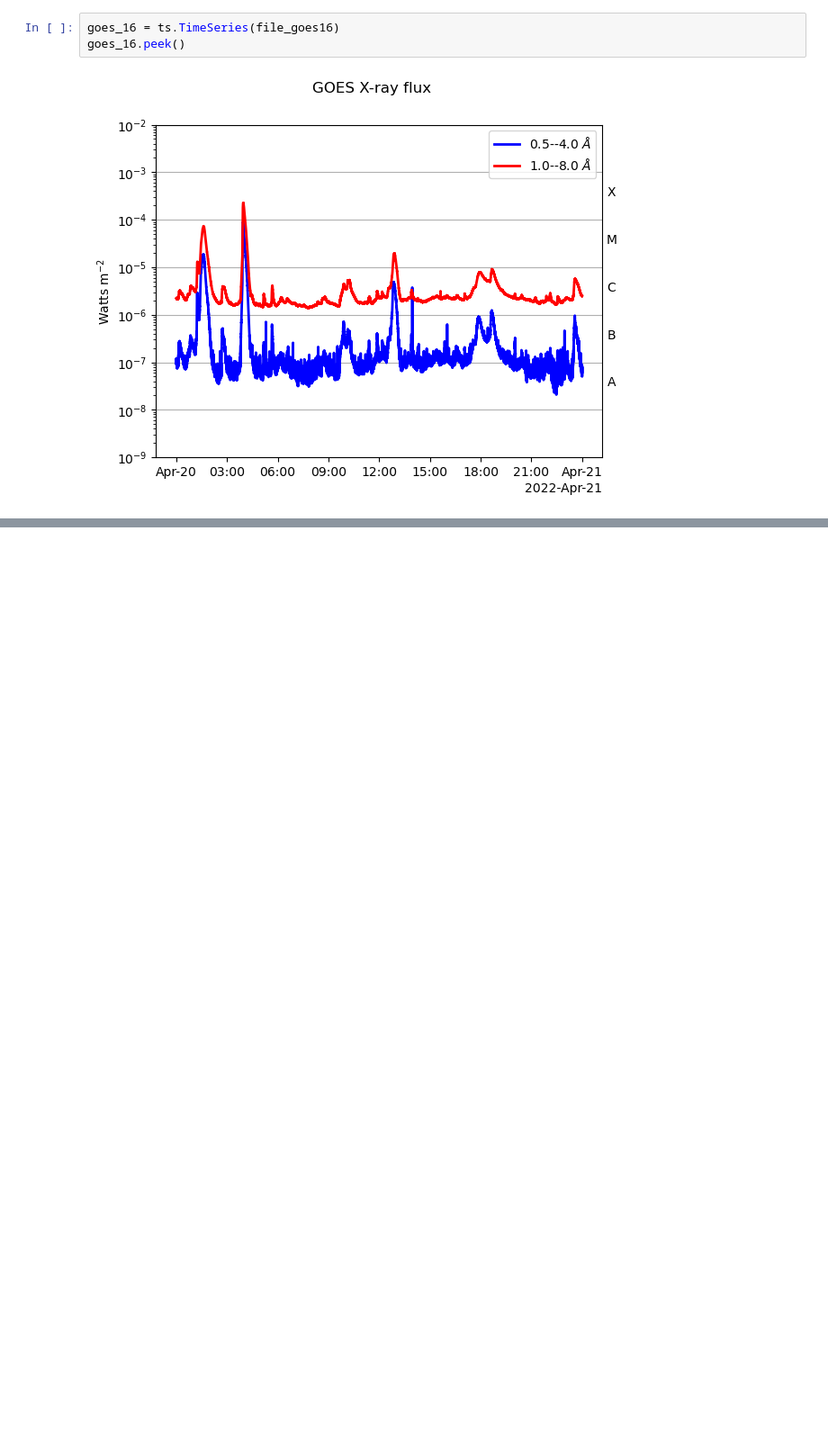
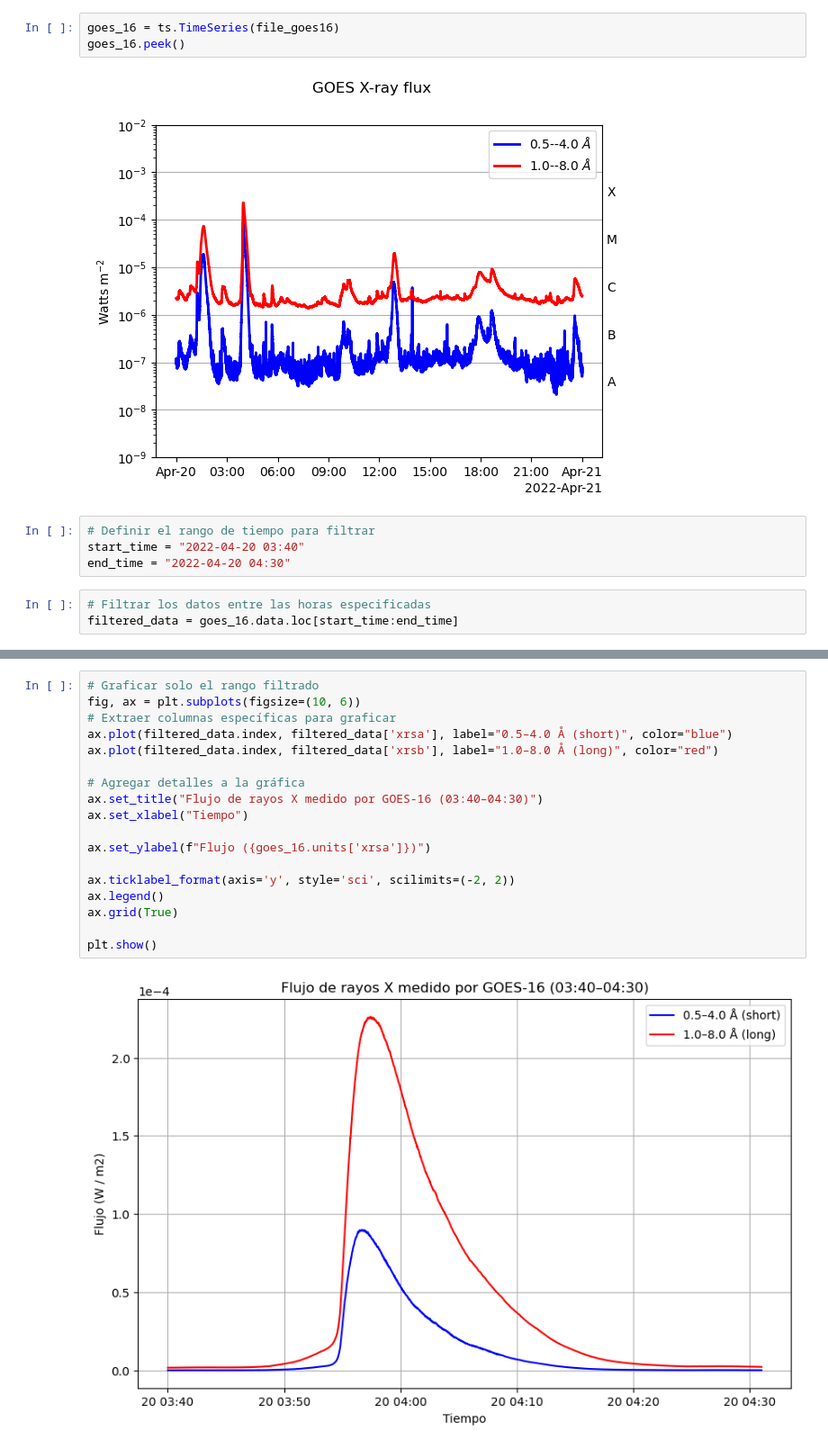
Before and after one commit to pjgonzalezp/FAI, a Jupyter notebook: data.ipynb, the cells around one changed output, grey strips where cells are left out. Shown at 90% size. Saved outputs shown, nothing was run; the diff lists cells and outputs as text; blank space fills up the shorter version.

```diff
--- a/data.ipynb
+++ b/data.ipynb
@@ -42,3 +45,10 @@ goes_16 = ts.TimeSeries(file_goes16)
 goes_16.peek()
 # %% [output]
 [figure]
+# %%
+# Definir el rango de tiempo para filtrar
+start_time = "2022-04-20 03:40"
+end_time = "2022-04-20 04:30"
+# %%
+# Filtrar los datos entre las horas especificadas
+filtered_data = goes_16.data.loc[start_time:end_time]
@@ -44,0 +57,20 @@ goes_16.peek()
+# %%
+# Graficar solo el rango filtrado
+fig, ax = plt.subplots(figsize=(10, 6))
+# Extraer columnas específicas para graficar
+ax.plot(filtered_data.index, filtered_data['xrsa'], label="0.5–4.0 Å (short)", color="blue")
+ax.plot(filtered_data.index, filtered_data['xrsb'], label="1.0–8.0 Å (long)", color="red")
+
+# Agregar detalles a la gráfica
+ax.set_title("Flujo de rayos X medido por GOES-16 (03:40–04:30)")
+ax.set_xlabel("Tiempo")
+
+ax.set_ylabel(f"Flujo ({goes_16.units['xrsa']})")
+
+ax.ticklabel_format(axis='y', style='sci', scilimits=(-2, 2))
+ax.legend()
+ax.grid(True)
+
+plt.show()
+# %% [output]
+[figure, added]
```
Also changed, not shown: parts of 3 cells of this notebook.
